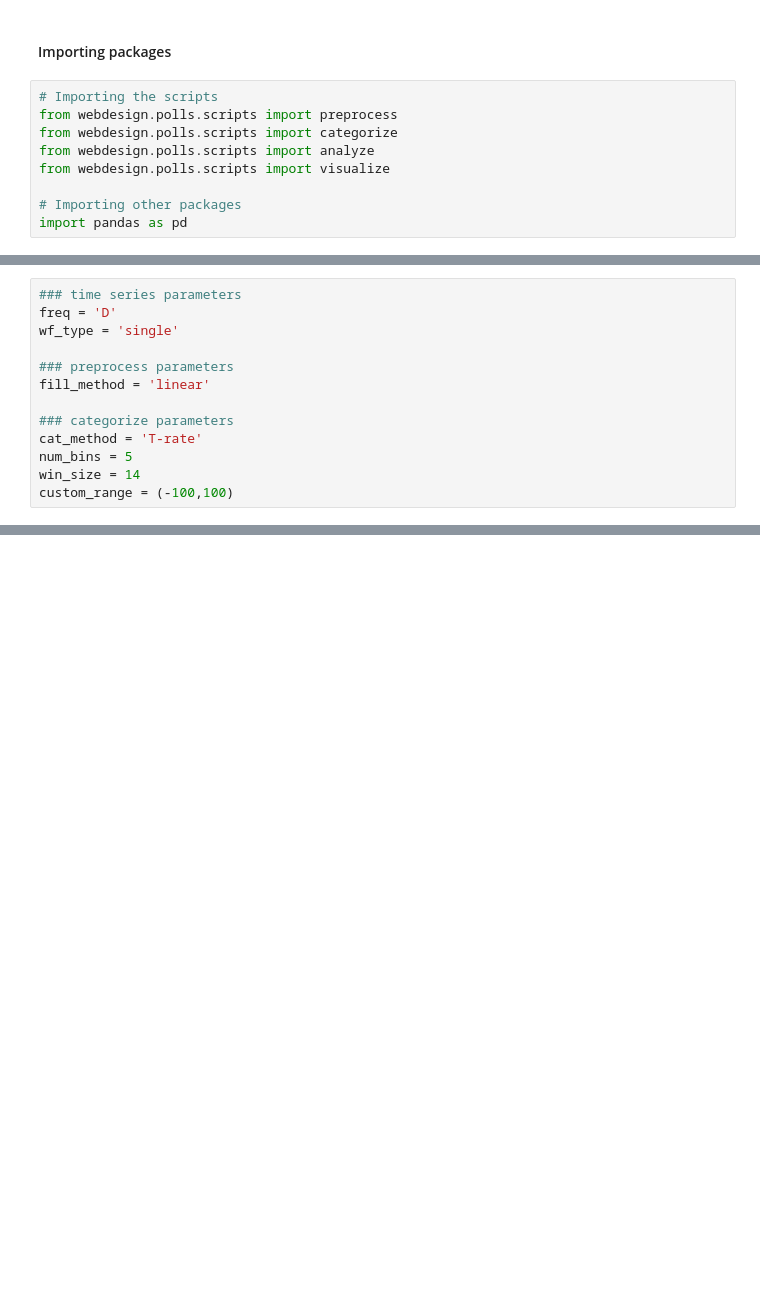
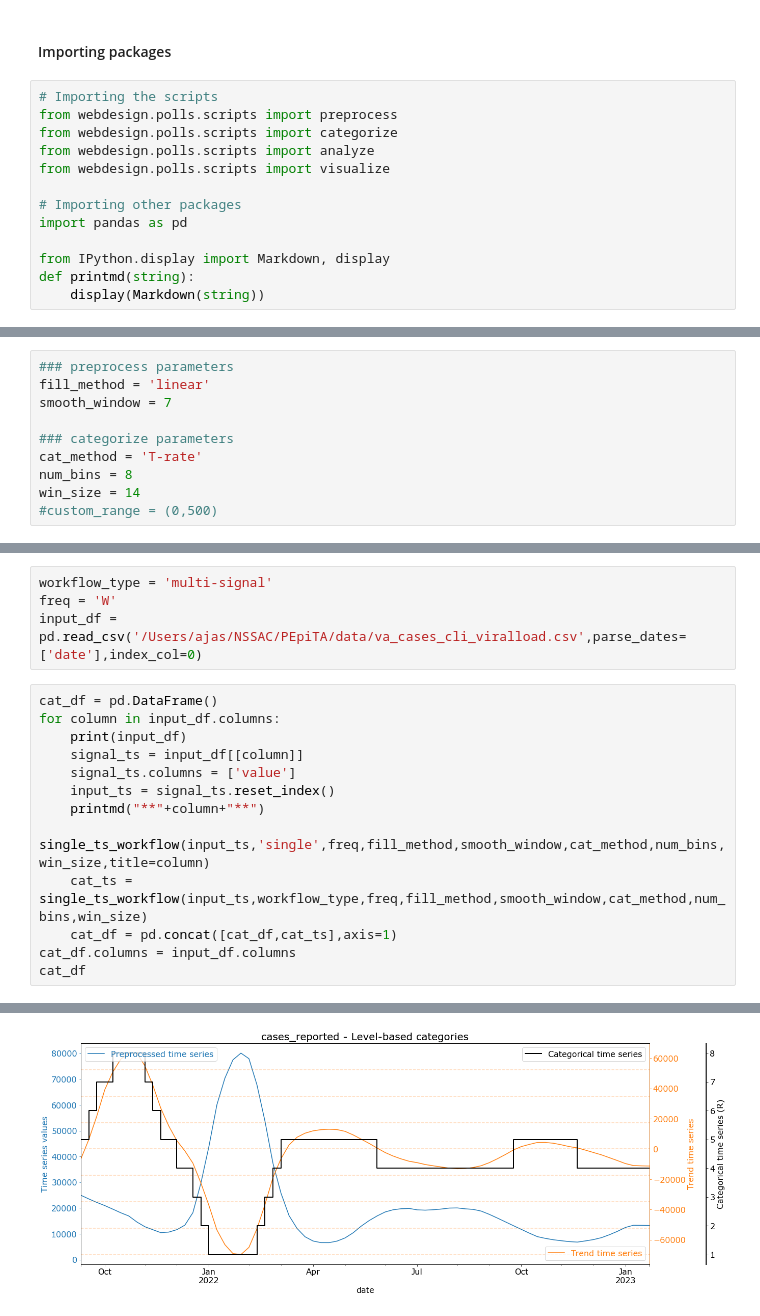
Before and after one commit to NSSAC/PEpiTA, a Jupyter notebook: workflow_notebook.ipynb, the cells around one changed output, grey strips where cells are left out. Saved outputs shown, nothing was run; the diff lists cells and outputs as text; blank space fills up the shorter version.

```diff
--- a/workflow_notebook.ipynb
+++ b/workflow_notebook.ipynb
@@ -9,3 +9,7 @@ from webdesign.polls.scripts import visualize
 
 # Importing other packages
 import pandas as pd
+
+from IPython.display import Markdown, display
+def printmd(string):
+    display(Markdown(string))
@@ -18,13 +73,10 @@ input_ts = pd.read_csv('data/va_covid_occupancy.csv',parse_dates=['date'])
 # %%
-### time series parameters
-freq = 'D'
-wf_type = 'single'
-
 ### preprocess parameters
 fill_method = 'linear'
+smooth_window = 7
 
 ### categorize parameters
 cat_method = 'T-rate'
-num_bins = 5
+num_bins = 8
 win_size = 14
-custom_range = (-100,100)
+#custom_range = (0,500)
@@ -61,0 +83,18 @@ else:
+# %%
+workflow_type = 'multi-signal'
+freq = 'W'
+input_df = pd.read_csv('/Users/ajas/NSSAC/PEpiTA/data/va_cases_cli_viralload.csv',parse_dates=['date'],index_col=0)
+# %%
+cat_df = pd.DataFrame()
+for column in input_df.columns:
+    print(input_df)
+    signal_ts = input_df[[column]]
+    signal_ts.columns = ['value']
+    input_ts = signal_ts.reset_index()
+    printmd("**"+column+"**")
+    single_ts_workflow(input_ts,'single',freq,fill_method,smooth_window,cat_method,num_bins,win_size,title=column)
+    cat_ts = single_ts_workflow(input_ts,workflow_type,freq,fill_method,smooth_window,cat_method,num_bins,win_size)
+    cat_df = pd.concat([cat_df,cat_ts],axis=1)
+cat_df.columns = input_df.columns
+cat_df
+# %% [output]
@@ -61,0 +189 @@ else:
+[figure, added]
```
Also changed, not shown: parts of 19 cells of this notebook, 1 other file.
